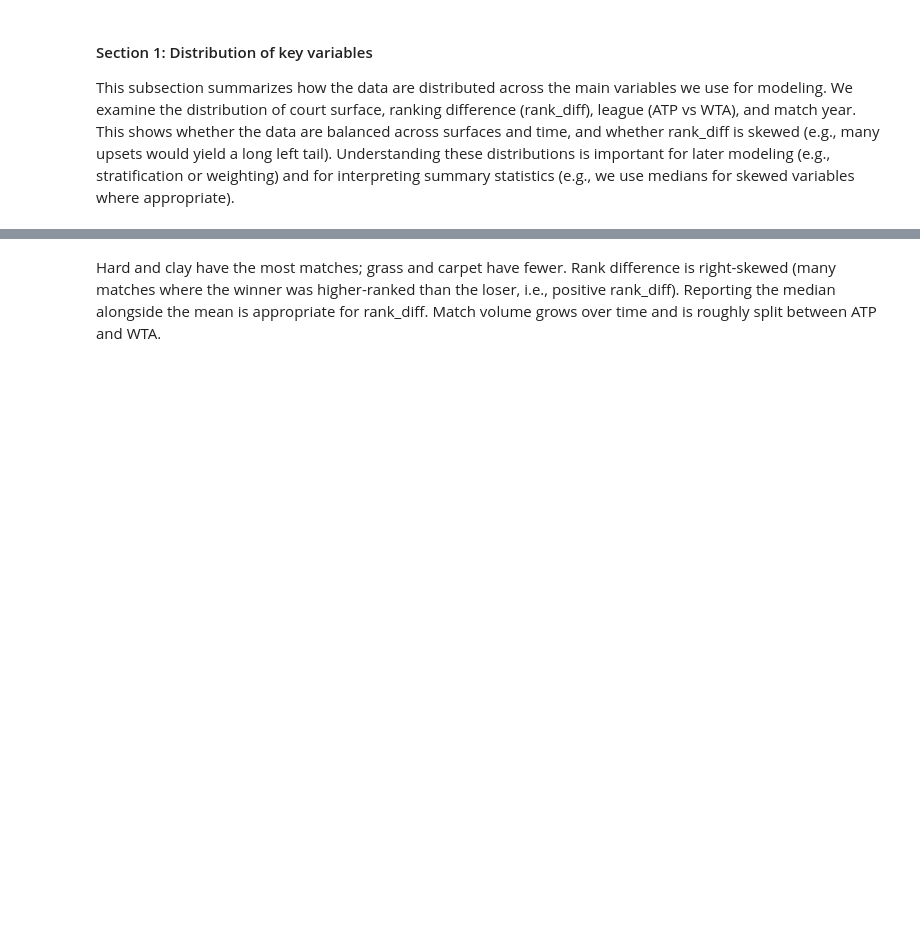
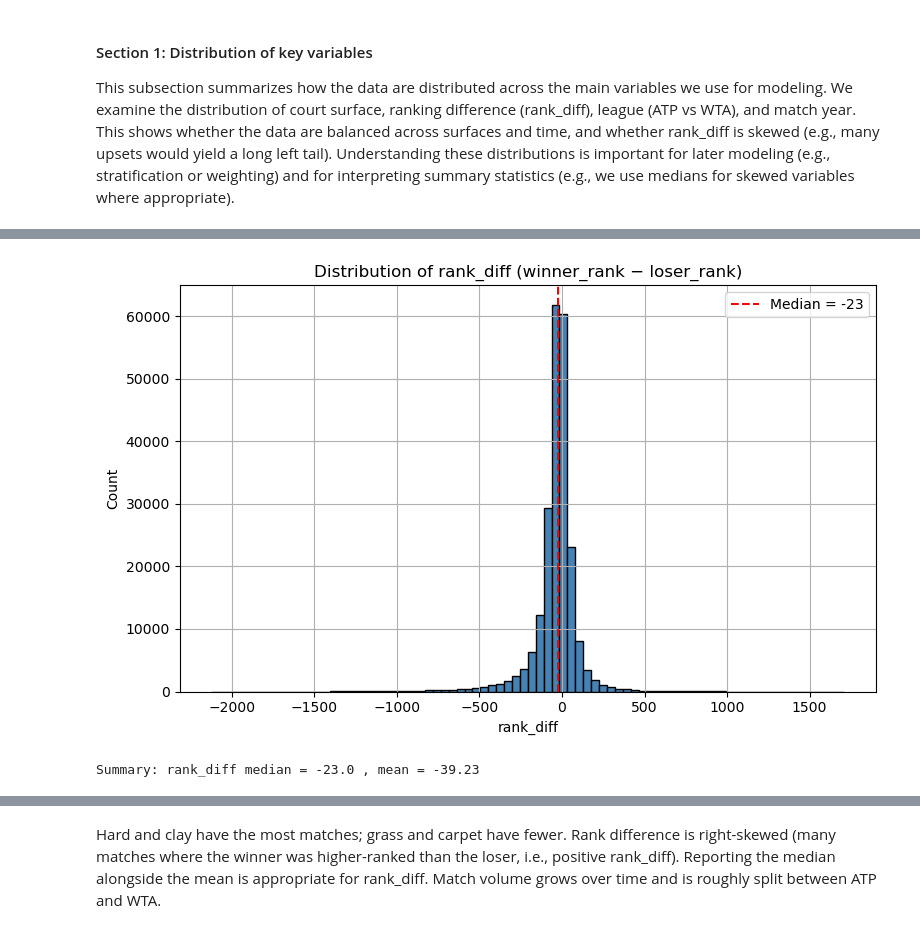
Before and after one commit to hhalsaif/Group003_WI26, a Jupyter notebook: 02-EDACheckpoint.ipynb, the cells around one changed output, grey strips where cells are left out. Drawn from its saved outputs; the diff is of its cells as text; code cells hidden in the pictures; blank space fills up the shorter version.

```diff
--- a/02-EDACheckpoint.ipynb
+++ b/02-EDACheckpoint.ipynb
@@ -197,0 +183,20 @@ Name: count, dtype: int64
+# %%
+# Plot 2: Rank difference distribution
+fig, ax = plt.subplots(figsize=(8, 5))
+
+df["rank_diff"].hist(bins=80, ax=ax, color="steelblue", edgecolor="black")
+ax.axvline(df["rank_diff"].median(), color="red", linestyle="--",
+           label=f"Median = {df['rank_diff'].median():.0f}")
+ax.set_title("Distribution of rank_diff (winner_rank − loser_rank)")
+ax.set_xlabel("rank_diff")
+ax.set_ylabel("Count")
+ax.legend()
+
+plt.tight_layout()
+fig.savefig("results/eda_rank_diff_hist.png", dpi=200, bbox_inches="tight")
+plt.show()
+
+print("Summary: rank_diff median =", df["rank_diff"].median(), ", mean =", round(df["rank_diff"].mean(), 2))
+# %% [output]
+[figure, added]
+Summary: rank_diff median = -23.0 , mean = -39.23
```
Also changed, not shown: parts of 4 cells of this notebook, 12 other files.
